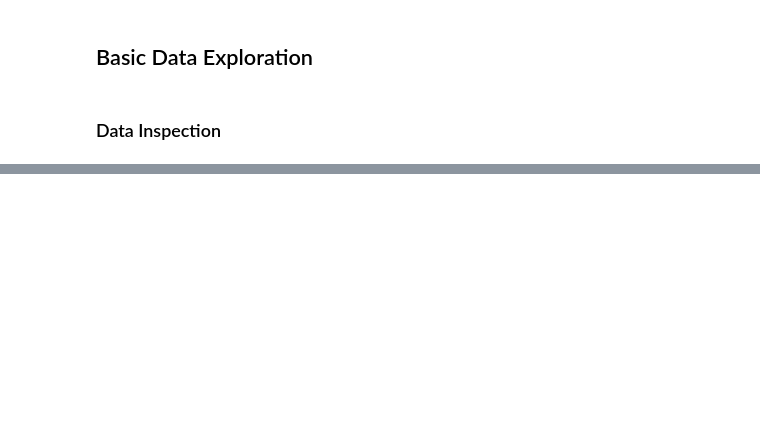
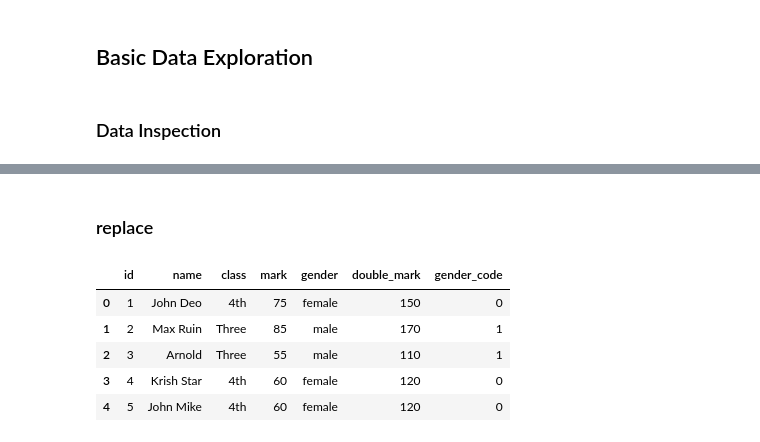
Before and after one commit to tekraj/python-programming, a Jupyter notebook: week-3-Data Analysis with Pandas.ipynb, the cells around one changed output, grey strips where cells are left out. Drawn from its saved outputs; the diff is of its cells as text; code cells hidden in the pictures; blank space fills up the shorter version.

```diff
--- a/week-3-Data Analysis with Pandas.ipynb
+++ b/week-3-Data Analysis with Pandas.ipynb
@@ -224,0 +382,13 @@ print(df.iat[1, 1])                 # Value in row 1, column 1
+# %% [markdown]
+### replace
+# %%
+# Replace specific values in the 'class' column
+students['class'] = students['class'].replace({'Four': '4th', 'Ten': '10th', 'Eight': '8th'})
+students.head()
+# %% [output]
+|  | id | name | class | mark | gender | double_mark | gender_code |
+| 0 | 1 | John Deo | 4th | 75 | female | 150 | 0 |
+| 1 | 2 | Max Ruin | Three | 85 | male | 170 | 1 |
+| 2 | 3 | Arnold | Three | 55 | male | 110 | 1 |
+| 3 | 4 | Krish Star | 4th | 60 | female | 120 | 0 |
+| 4 | 5 | John Mike | 4th | 60 | female | 120 | 0 |
```
Also changed, not shown: parts of 61 cells of this notebook, 3 other files.
